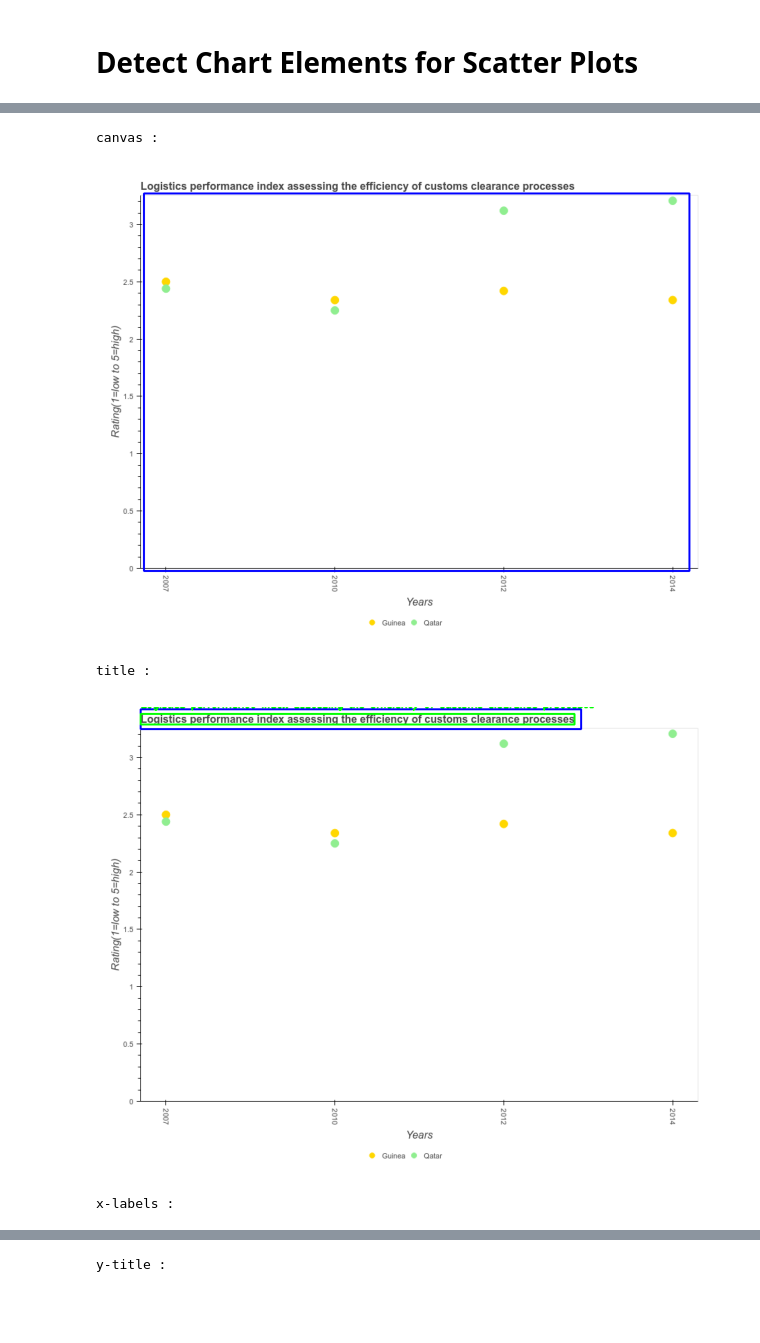
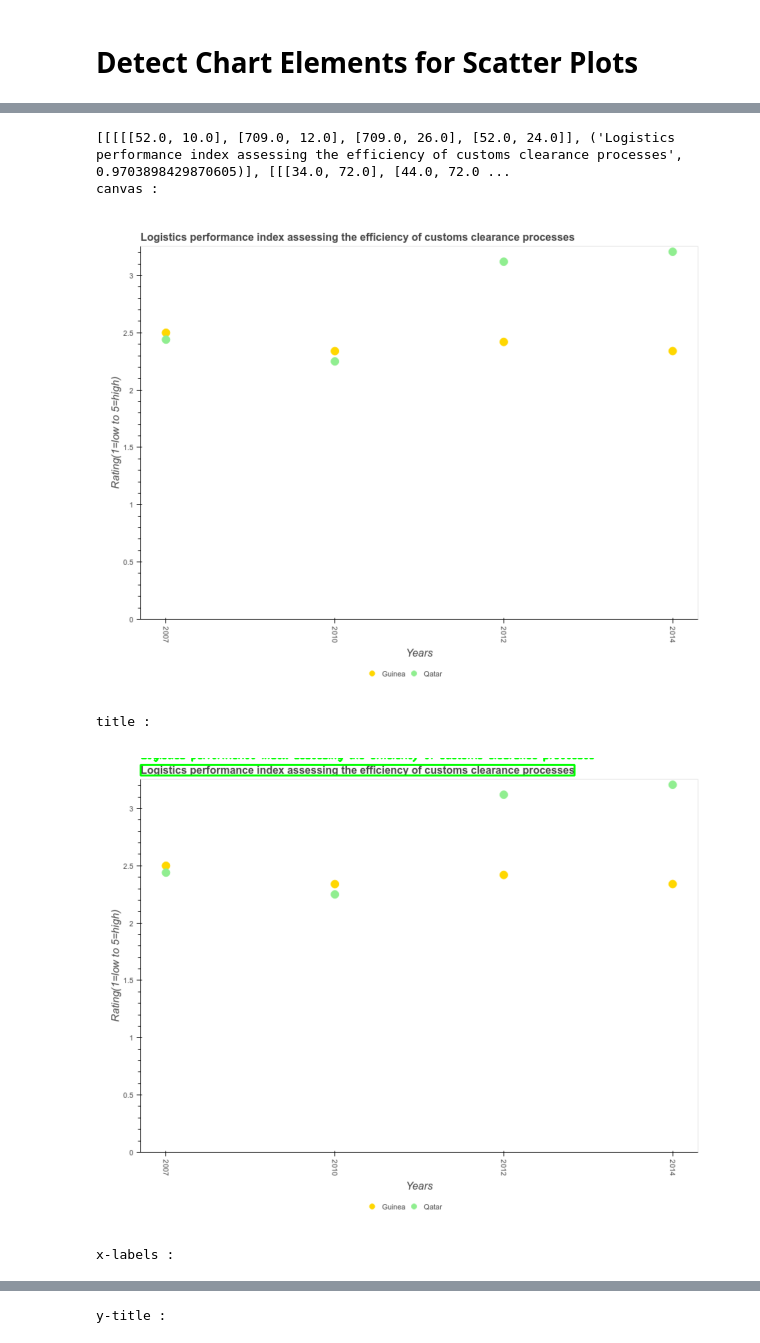
Before and after one commit to AryanAAB/Chart-Detection, a Jupyter notebook: ChartTextDetection.ipynb, the cells around one changed output, grey strips where cells are left out. Saved outputs shown, nothing was run; the diff lists cells and outputs as text; code cells hidden in the pictures; blank space fills up the shorter version.

Commit message:
Updated Text Detection and Added Legend Detection

```diff
--- a/ChartTextDetection.ipynb
+++ b/ChartTextDetection.ipynb
@@ -88,7 +102,7 @@ Drive already mounted at /content/drive; to attempt to forcibly remount, call dr
 # %%
 CHART_TYPE_DETECTION_MODEL_PATH = "/content/drive/MyDrive/Import Folder/chartTypeDetectionModel.keras"
 SCATTER_PLOT_ELEMENT_DETECTION_MODEL_PATH = "/content/drive/MyDrive/Import Folder/scatter_model_weights.pth"
-IMAGE_PATH = "/content/drive/MyDrive/Import Folder/image2.png"
+IMAGE_PATH = "/content/drive/MyDrive/Import Folder/image.png"
 # %% [markdown]
 # Detect Chart Type
 # %%
@@ -217,33 +258,27 @@ ocr = PaddleOCR(use_angle_cls=True, lang="en")
 # %%
-# Function to detect text using PaddleOCR within specified ROIs
-def detect_text(image_path):
+def get_text_from_full_image(image_path):
+    """
+    Perform OCR on the entire image and extract text within the given ROIs based on maximum area overlap.
+    """
+    # Load image
     image = cv2.imread(image_path)
-    if image is None:
-        print("Error: Unable to load full image.")
-        return
 
     # Convert image to RGB (PaddleOCR expects RGB format)
     image_rgb = cv2.cvtColor(image, cv2.COLOR_BGR2RGB)
 
-    # Perform OCR on the full image
-    results = ocr.ocr(image_rgb, cls=True)
+    if image is None:
+        print("Error: Unable to load image.")
+        return {}
+
+    # Run OCR on the full image
+    results = ocr.ocr(image, cls=True)
 
     return results
 # %%
-def detect_text_roi(image_path, results, rois):
+# Function to detect text using PaddleOCR within specified ROIs
+def get_text_from_full_image_ROI(image_path, results, rois):
+
     image = cv2.imread(image_path)
-    if image is None:
-        print("Error: Unable to load full image.")
-        return
-
-    if not rois:
-        height, width, _ = image.shape
-        rois = [(0, 0, width, height)]
-
-    # Draw the ROIs on the image
-    for roi_x1, roi_y1, roi_x2, roi_y2 in rois:
-        cv2.rectangle(image, (roi_x1, roi_y1), (roi_x2, roi_y2), (255, 0, 0), 2)
-
     detected_text = []  # Store (bounding_box, text)
 
     # Loop through detected text
@@ -288,11 +321,16 @@ results = detect_text(IMAGE_PATH)
 # %%
+results = get_text_from_full_image(IMAGE_PATH)
+
+print(results)
+
 labelText = {}
 for label, images in detectedElements.items():
     print(label, ":")
-    labelText[label] = detect_text_roi(IMAGE_PATH, results, images)
+    labelText[label] = get_text_from_full_image_ROI(IMAGE_PATH, results, images)
 # %% [output]
+[[[[[52.0, 10.0], [709.0, 12.0], [709.0, 26.0], [52.0, 24.0]], ('Logistics performance index assessing the efficiency of customs clearance processes', 0.9703898429870605)], [[[34.0, 72.0], [44.0, 72.0 ...
 canvas :
-[figure, old version]
+[figure, new version]
 title :
-[figure, old version]
+[figure, new version]
 x-labels :
```
Also changed, not shown: parts of 22 cells of this notebook, 6 other files.
